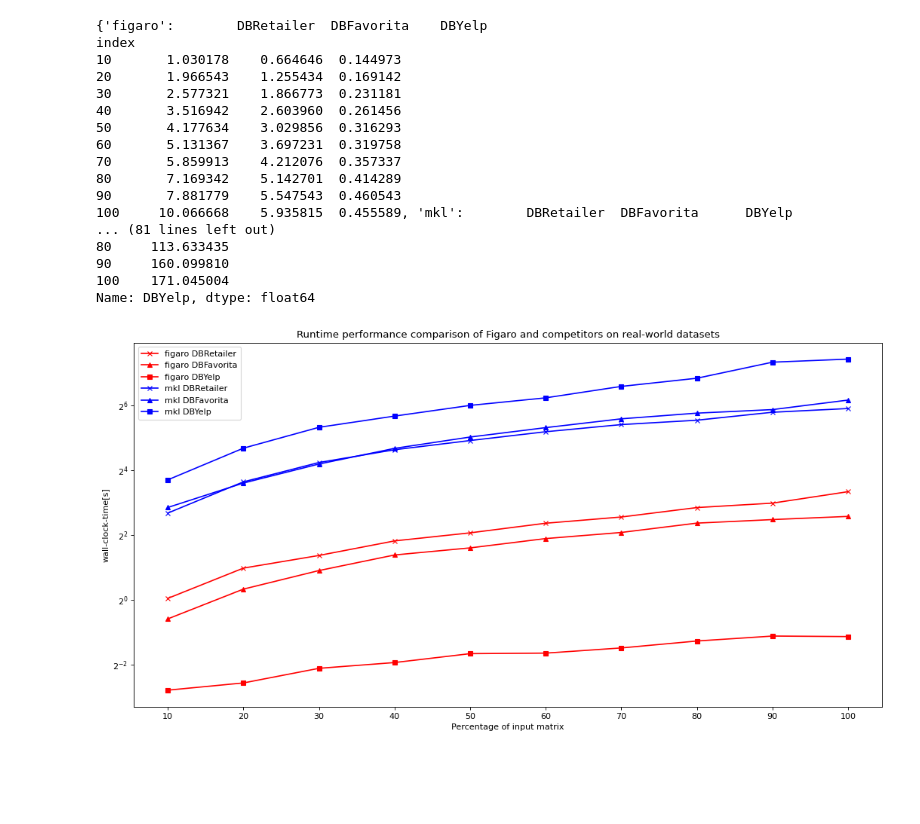
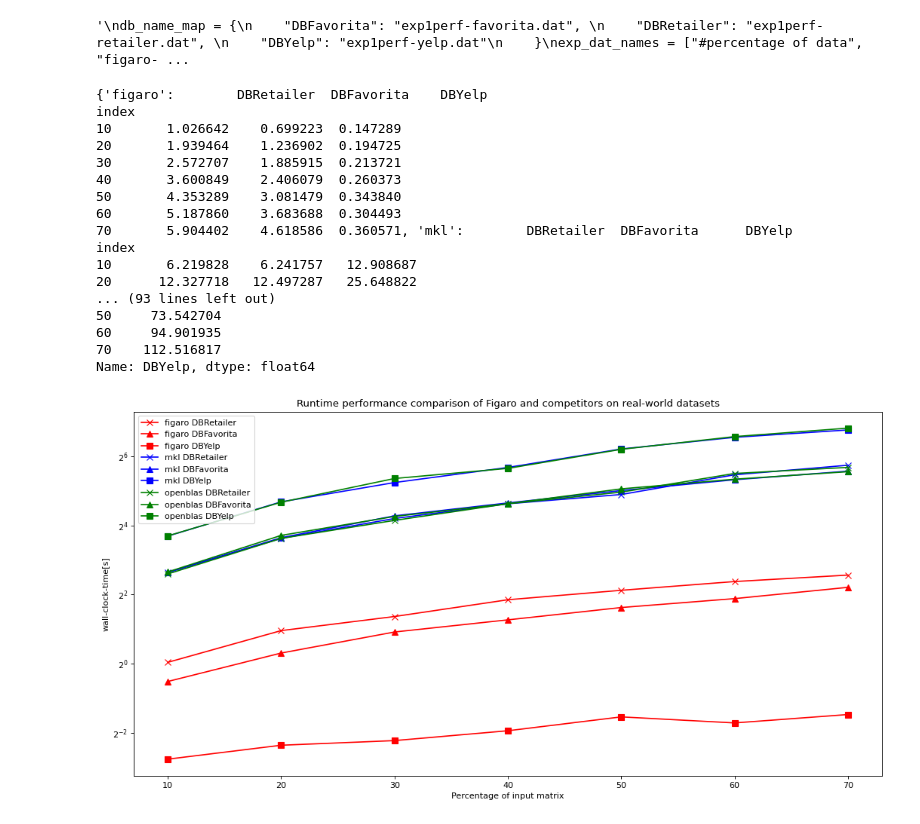
Before and after one commit to Sigmod2022ReproFigaro/figaro-VLDBJ, a Jupyter notebook: scripts/jupyter_notebooks/performance_percent.ipynb, the cells around one changed output. Drawn from its saved outputs; the diff is of its cells as text; code cells hidden in the pictures; blank space fills up the shorter version.

```diff
--- a/scripts/jupyter_notebooks/performance_percent.ipynb
+++ b/scripts/jupyter_notebooks/performance_percent.ipynb
@@ -9,12 +9,12 @@ from openpyxl import load_workbook, Workbook
 from openpyxl.utils.cell import get_column_letter
 
 path_src = "/local/scratch/Figaro/figaro-code"
-exp_names = ["figaro", "mkl"]
-exp_paths = {"figaro": "comparisons/performance/figaro", "mkl": "comparisons/performance/python/numpy"}
+exp_names = ["figaro", "mkl", "openblas"]
+exp_paths = {"figaro": "comparisons/performance/figaro_thin_diag", "mkl": "comparisons/performance/python/mkl", "openblas": "comparisons/performance/python/openblas"}
 db_names = ["DBRetailer", "DBFavorita", "DBYelp"]
 
 start_per = 10
-end_per = 100
+end_per = 70
 per_inc = 10
 
 num_measurement = 5
@@ -28,11 +28,6 @@ for exp_name in exp_names:
     df_measurement = pd.DataFrame(columns=db_names)
 
     for db_name in db_names:
-        #gather_times_path = os.path.join(perf_path, db_name + xlsx_name)
-        #print(gather_times_path)
-        #out_workbook = Workbook()
-        #out_workbook.remove(out_workbook.active)
-        #out_sheet = out_workbook.create_sheet("Times")
 
         for db_idx, percent in enumerate(range(start_per, end_per + 1, per_inc)):
             db_name_per = "{}{}".format(db_name, percent)
@@ -43,25 +38,18 @@ for exp_name in exp_names:
             col_idx = db_idx + 1
             col_letter = get_column_letter(col_idx)
 
-            #out_sheet.cell(row=1, column=col_idx).value = db_name_per
-
             start_row_idx = 2
             np_measures = np.zeros(num_measurement)
             for row_idx_dst in range(start_row_idx, start_row_idx + num_measurement):
                 offset_idx = row_idx_dst - start_row_idx
                 row_idx_src = row_count - num_measurement  + offset_idx
                 val = sheet.cell(row=row_idx_src, column=2).value
+                print(exp_name, db_name, db_name_per, val)
                 np_measures[offset_idx] = float(val)
-                #print(idx_shift, db_idx)
-                #out_sheet.cell(row=row_idx_dst, column=col_idx).value = val
-
-            #out_sheet.cell(row=start_row_idx + num_measurement, column=col_idx).value = '=AVERAGE({}{}:{}{})'.format(col_letter, start_row_idx + 1,
-            #        col_letter,6)
 
             time_avg = np.mean(np_measures[1:])
             df_measurement.at[percent, db_name] = time_avg
 
-        #out_workbook.save(gather_times_path)
         print(df_measurement)
         df_measurement.index = df_measurement.index.set_names(['index'])
         df_measurement = df_measurement.astype(float)
@@ -87,6 +75,6 @@ for exp_name in exp_names:
 # %%
 import csv
-
+"""
 db_name_map = {
     "DBFavorita": "exp1perf-favorita.dat",
     "DBRetailer": "exp1perf-retailer.dat",
@@ -102,47 +90,50 @@ for db_name in db_names:
     df_db_results = df_db_results.reset_index().rename(columns={df_db_results.index.name:'index'})
     df_db_results.columns = exp_dat_names
     df_db_results.to_csv(db_name_map[db_name], float_format='%.2f', sep='\t', index=False, quoting=csv.QUOTE_NONE,  escapechar=" ")
+"""
+# %% [output]
+'\ndb_name_map = {\n    "DBFavorita": "exp1perf-favorita.dat", \n    "DBRetailer": "exp1perf-retailer.dat", \n    "DBYelp": "exp1perf-yelp.dat"\n    }\nexp_dat_names = ["#percentage of data", "figaro- ...
 # %%
 import matplotlib.pyplot as plt
 
 plt.figure("name", figsize=(16, 8), dpi=80)
 plt.xlabel("Percentage of input matrix")
 plt.ylabel("wall-clock-time[s]")
 
 plt.title("Runtime performance comparison of Figaro and competitors on real-world datasets")
 
 plt.yscale('log', base=2)
 plt.locator_params(axis='x', nbins=6)
 plt.locator_params(axis='x', nbins=10)
 db_marker =  {"DBFavorita": "^", "DBYelp": "s", "DBRetailer": "x"}
-exp_colour = {"figaro": "r", "mkl": "b"}
+exp_colour = {"figaro": "r", "mkl": "b", "openblas": "g"}
 
 print(df_measurement_exps)
 for exp_name in exp_names:
     print(exp_name)
     df_measurement = df_measurement_exps[exp_name]
     for db_name in df_measurement:
         print(df_measurement[db_name])
-        plt.plot(df_measurement[db_name], "-" + exp_colour[exp_name] + db_marker[db_name], label="{} {}".format(exp_name, db_name))
+        plt.plot(df_measurement[db_name], "-" + exp_colour[exp_name] + db_marker[db_name], label="{} {}".format(exp_name, db_name), markersize=8)
 plt.legend(loc="upper left")
 
 plt.show()
 # %% [output]
 {'figaro':        DBRetailer  DBFavorita    DBYelp
 index
-10       1.030178    0.664646  0.144973
-20       1.966543    1.255434  0.169142
-30       2.577321    1.866773  0.231181
-40       3.516942    2.603960  0.261456
-50       4.177634    3.029856  0.316293
-60       5.131367    3.697231  0.319758
-70       5.859913    4.212076  0.357337
-80       7.169342    5.142701  0.414289
-90       7.881779    5.547543  0.460543
-100     10.066668    5.935815  0.455589, 'mkl':        DBRetailer  DBFavorita      DBYelp
-... (81 lines left out)
-80     113.633435
-90     160.099810
-100    171.045004
+10       1.026642    0.699223  0.147289
+20       1.939464    1.236902  0.194725
+30       2.572707    1.885915  0.213721
+40       3.600849    2.406079  0.260373
+50       4.353289    3.081479  0.343840
+60       5.187860    3.683688  0.304493
+70       5.904402    4.618586  0.360571, 'mkl':        DBRetailer  DBFavorita      DBYelp
+index
+10       6.219828    6.241757   12.908687
+20      12.327718   12.497287   25.648822
+... (93 lines left out)
+50     73.542704
+60     94.901935
+70    112.516817
 Name: DBYelp, dtype: float64
-[figure, old version]
+[figure, new version]
```
Also changed, not shown: parts of 1 cell of this notebook, 2 other files.
